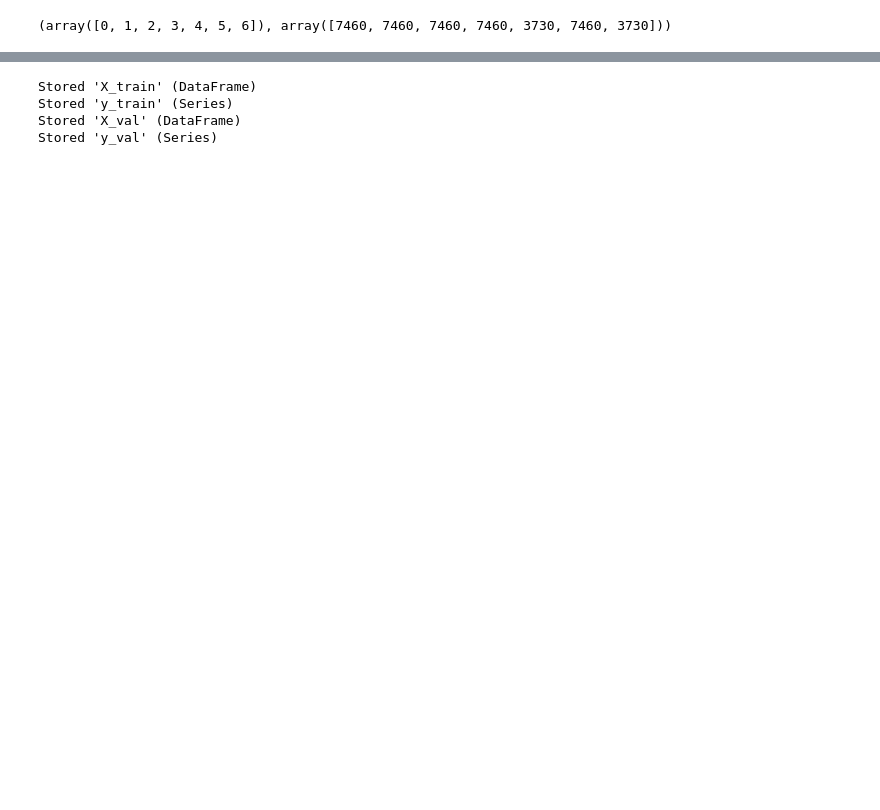
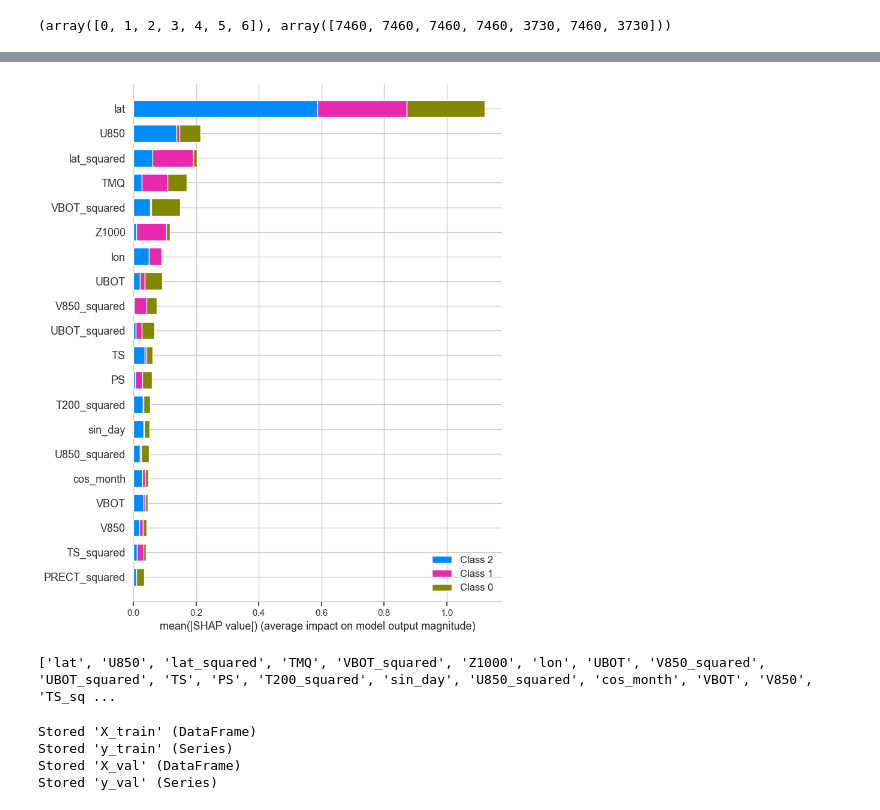
Before and after one commit to theAayushbajaj/ClimateNet_kaggle, a Jupyter notebook: 02_feature_engineering.ipynb, the cells around one changed output, grey strips where cells are left out. Cells and saved outputs as stored; diff of their text form; code cells hidden in the pictures; blank space fills up the shorter version.

```diff
--- a/02_feature_engineering.ipynb
+++ b/02_feature_engineering.ipynb
@@ -125,5 +57,28 @@ def preprocess(train, test, standardize=True):
 # %%
 # Define CV strategy on the basis of the 'time' column where the last year is used as the test set
-(X_train, y_train, X_val), y_val= preprocess(train=df.loc[df.index.year!=2009],
-                                      test=df.loc[df.index.year==2009].drop(columns=['Label']),
-                                    standardize=True),df.loc[df.index.year==2009,'Label']
+(X_train, y_train, X_val), y_val= utils.preprocess(train=df.loc[(df.index.year!=2008) & (df.index.year!=2009)],
+                                      test=df.loc[(df.index.year==2008) | (df.index.year==2009)].drop(columns=['Label']),
+                                    standardize=True),df.loc[(df.index.year==2008) | (df.index.year==2009),'Label']
+# %%
+clf = xgb = XGBClassifier(
+    colsample_bytree = 0.8586708932816216,
+    gamma = 0.08069966441012001,
+    learning_rate = 0.023581340214976668,
+    max_depth = 4,
+    min_child_weight = 0,
+    n_estimators = 134,
+    reg_alpha = 0.7516397085943209,
+    reg_lambda = 2.8905695685740858,
+    scale_pos_weight = 6.989410350528603,
+    subsample = 0.6379855073672654
+)
+clf.fit(X_train, y_train)
+
+# Load JS visualization code to notebook
+shap.initjs()
+
+# Create a Tree explainer
+explainer = shap.TreeExplainer(clf)
+shap_values = explainer.shap_values(X_train)
+shap.summary_plot(shap_values, X_train, plot_type="bar")
+# %% [output]
@@ -129,0 +86,9 @@ def preprocess(train, test, standardize=True):
+[figure, added]
+# %%
+# Summarize the SHAP values to get the mean absolute value for each feature
+shap_sum = np.abs(shap_values).mean(axis=0).mean(axis=0)
+shap_series = pd.Series(shap_sum, index=X_train.columns).sort_values(ascending=False)
+top_20_features = shap_series.head(20).index.tolist()
+print(top_20_features)
+# %% [output]
+['lat', 'U850', 'lat_squared', 'TMQ', 'VBOT_squared', 'Z1000', 'lon', 'UBOT', 'V850_squared', 'UBOT_squared', 'TS', 'PS', 'T200_squared', 'sin_day', 'U850_squared', 'cos_month', 'VBOT', 'V850', 'TS_sq ...
```
Also changed, not shown: parts of 5 cells of this notebook, 21 other files.
